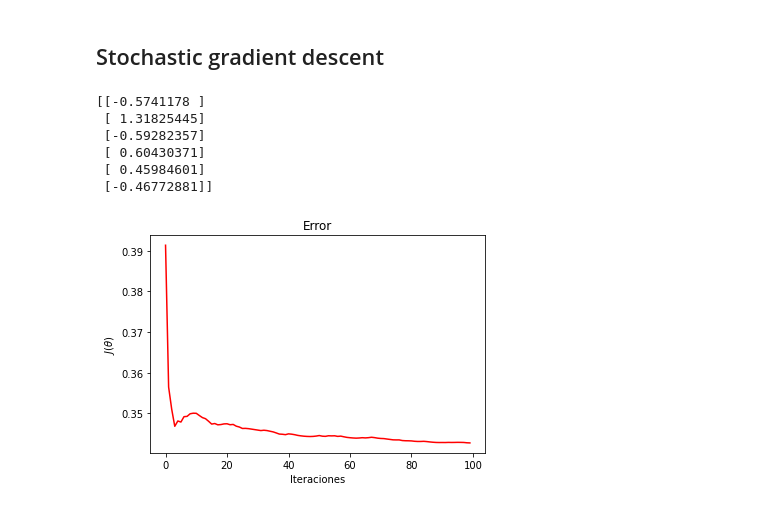
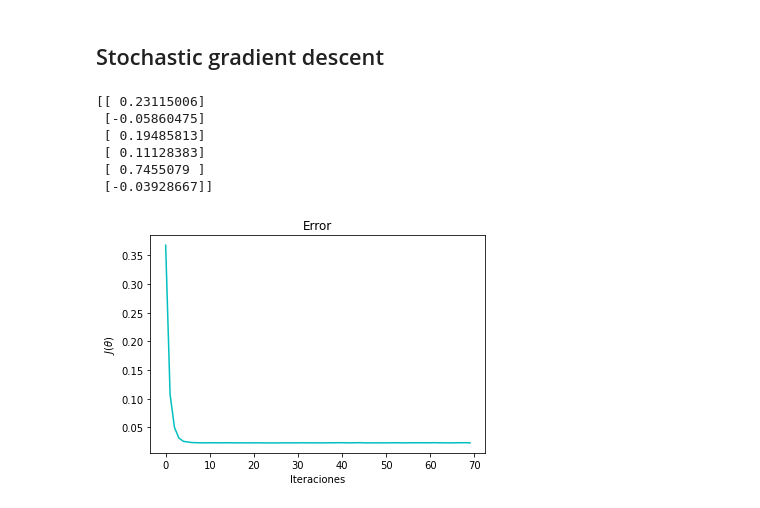
Before and after one commit to MDG99/Algoritmos-de-regresi-n, a Jupyter notebook: Estimación de un seguro.ipynb, the cells around one changed output. Saved outputs shown, nothing was run; the diff lists cells and outputs as text; code cells hidden in the pictures.

```diff
--- a/Estimación de un seguro.ipynb
+++ b/Estimación de un seguro.ipynb
@@ -174,7 +184,8 @@ plt.plot()
 # %%
-def create_mini_batches(X, y, batch_size):
+def mini(x, y, batch_size):
     mini_batches = []
-    data = np.hstack((X, y))
+
+    data = np.hstack((x, y))
     np.random.shuffle(data)
     n_minibatches = data.shape[0] // batch_size
     i = 0
@@ -184,6 +195,7 @@ def create_mini_batches(X, y, batch_size):
         X_mini = mini_batch[:, :-1]
         Y_mini = mini_batch[:, -1].reshape((-1, 1))
         mini_batches.append((X_mini, Y_mini))
+
     if data.shape[0] % batch_size != 0:
         mini_batch = data[i * batch_size:data.shape[0]]
         X_mini = mini_batch[:, :-1]
@@ -200,7 +212,7 @@ j_mini = []
 
 for e in range(epochs_mini):
 
-    mini_batches = create_mini_batches(x_train_scaled, y_train_scaled, batch_size)
+    mini_batches = mini(x_train_scaled, y_train_scaled, batch_size)
 
     for mini in mini_batches:
         x_mini, y_mini = mini
@@ -228,12 +255,8 @@ plt.show()
 # %% [markdown]
 ## Stochastic gradient descent
 # %%
-epochs_st = 100
-t0, t1 = 5, 50
-batch_size = 1
-
-def learning_schedule(t):
-    return t0 / (t+t1)
+epochs_st = 70
+lr_st = 0.001
 
 theta_st = np.random.randn(6, 1)
 j_st = np.zeros(epochs_st)
@@ -242,25 +265,24 @@ for e in range(epochs_st):
     j_st[e] = (2/m) * ((x_test_scaled@theta_st - y_test_scaled)**2).sum()
     for i in range(m):
         random_index = np.random.randint(m)
-        xi = x_test_scaled[random_index:random_index+batch_size]
-        yi = y_test_scaled[random_index:random_index+batch_size]
-        grad_st = 2*xi.T.dot(xi.dot(theta)-yi)
-        lr_st = learning_schedule(e* m+i)
+        xi = x_test_scaled[random_index:random_index+1]
+        yi = y_test_scaled[random_index:random_index+1]
+        grad_st = 2*xi.T.dot(xi.dot(theta_st)-yi)
         theta_st = theta_st - lr_st*grad_st
 
 print(theta_st)
 # %% [output]
-[[-0.5741178 ]
- [ 1.31825445]
- [-0.59282357]
- [ 0.60430371]
- [ 0.45984601]
- [-0.46772881]]
+[[ 0.23115006]
+ [-0.05860475]
+ [ 0.19485813]
+ [ 0.11128383]
+ [ 0.7455079 ]
+ [-0.03928667]]
 # %%
-plt.plot(np.arange(epochs_st), j_st, 'r')
+plt.plot(np.arange(epochs_st), j_st, 'c')
 plt.xlabel('Iteraciones')
 plt.ylabel(r'$J(\theta)$')
 plt.title('Error')
 plt.show()
 # %% [output]
-[figure, old version]
+[figure, new version]
```
Also changed, not shown: parts of 16 cells of this notebook, 1 other file.
